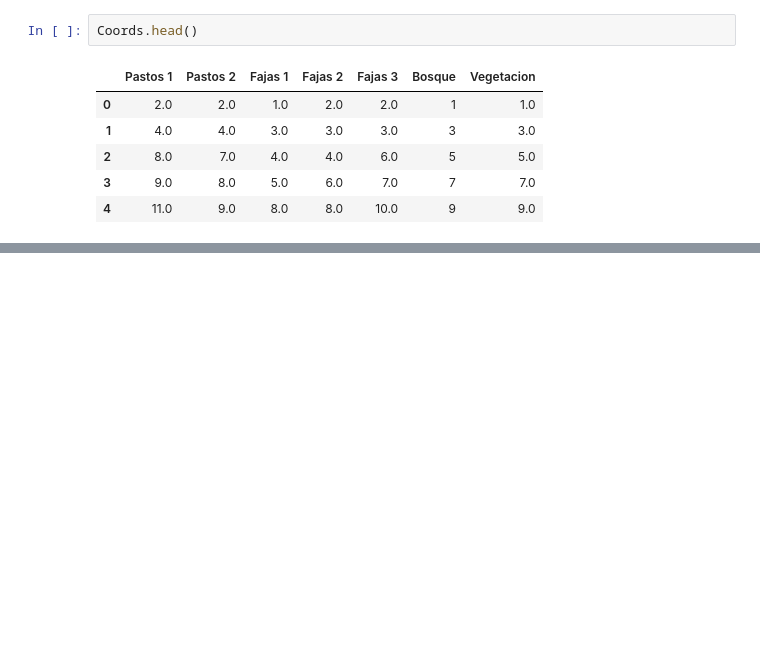
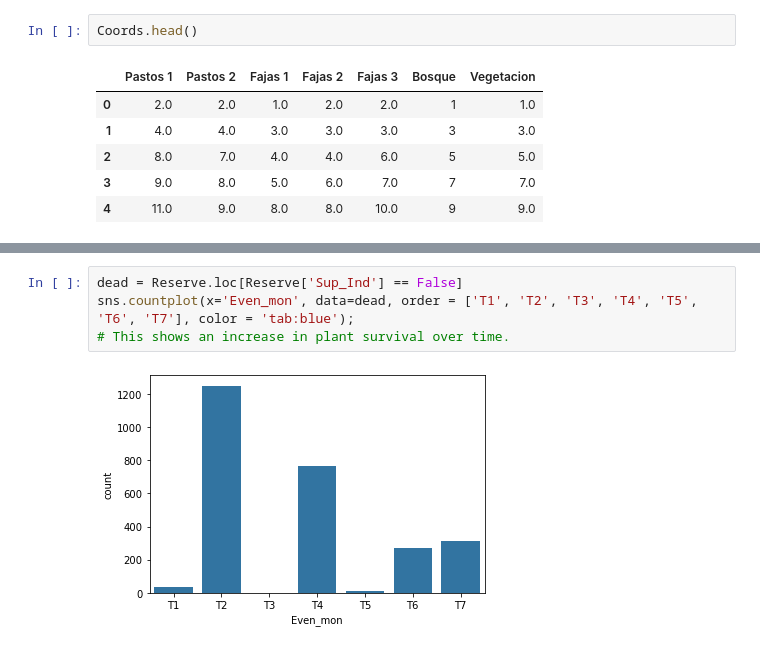
Before and after one commit to Slid61/Plant-Restoration-Data, a Jupyter notebook: Udacity Final Data Submission.ipynb, the cells around one changed output, grey strips where cells are left out. Saved outputs shown, nothing was run; the diff lists cells and outputs as text; blank space fills up the shorter version.

```diff
--- a/Udacity Final Data Submission.ipynb
+++ b/Udacity Final Data Submission.ipynb
@@ -558,0 +651,6 @@ Index(['Fecha', 'ID', 'Even_mon', 'Especie', 'No_Mod', 'No_Ind', 'Alt1_Ind',
+# %%
+dead = Reserve.loc[Reserve['Sup_Ind'] == False]
+sns.countplot(x='Even_mon', data=dead, order = ['T1', 'T2', 'T3', 'T4', 'T5', 'T6', 'T7'], color = 'tab:blue');
+# This shows an increase in plant survival over time.
+# %% [output]
+[figure, added]
```
Also changed, not shown: parts of 67 cells of this notebook, 5 other files.
